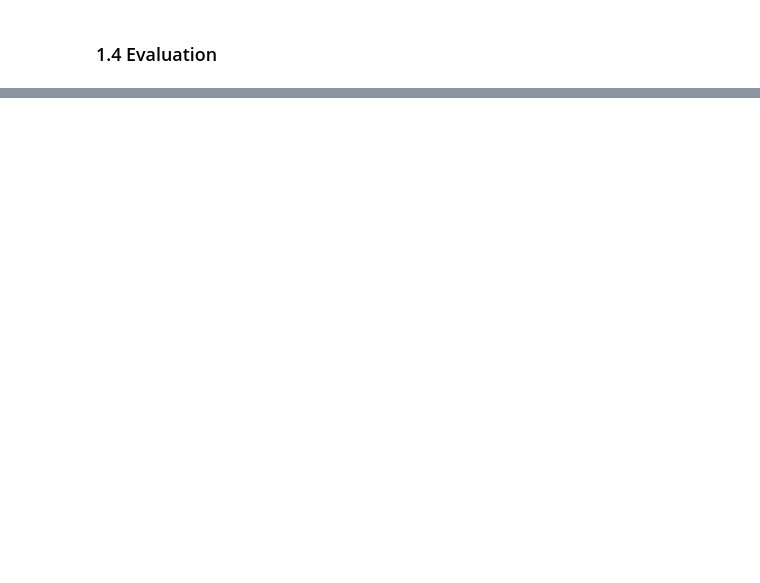
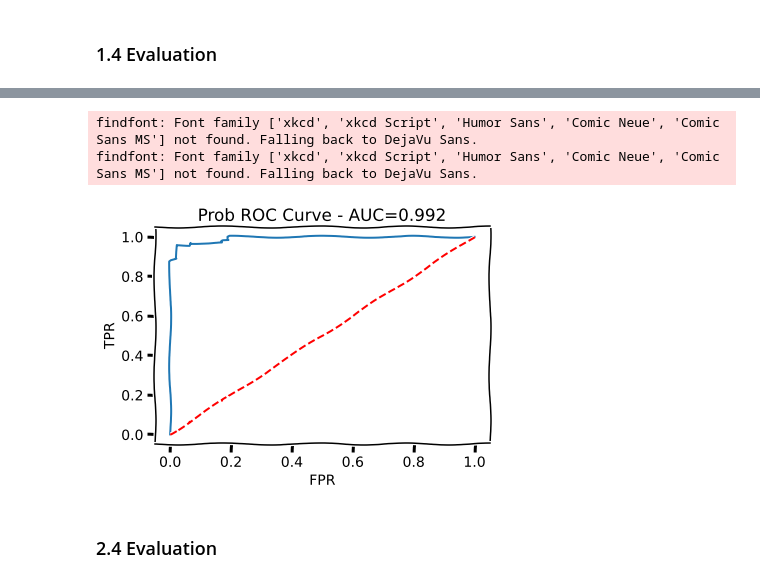
Before and after one commit to whiteboxml/teaching-ironhack-dataptmad-2004, a Jupyter notebook: week_15/error_evaluation/error_evaluation.ipynb, the cells around one changed output, grey strips where cells are left out. Saved outputs shown, nothing was run; the diff lists cells and outputs as text; code cells hidden in the pictures; blank space fills up the shorter version.

Commit message:
added error evaluation class

```diff
--- a/week_15/error_evaluation/error_evaluation.ipynb
+++ b/week_15/error_evaluation/error_evaluation.ipynb
@@ -116,0 +255,16 @@ rf.score(X_test, y_test)
+# %%
+with plt.xkcd():
+    fpr, tpr, thresholds = roc_curve(y_test, y_prob[:,1])
+    a = roc_auc_score(y_test, y_prob[:,1])
+    plt.plot(fpr, tpr)
+    plt.plot(fpr, fpr, 'r--')
+    plt.xlabel('FPR')
+    plt.ylabel('TPR')
+    plt.title(f'Prob ROC Curve - AUC={a:.3f}')
+    plt.show();
+# %% [output]
+findfont: Font family ['xkcd', 'xkcd Script', 'Humor Sans', 'Comic Neue', 'Comic Sans MS'] not found. Falling back to DejaVu Sans.
+findfont: Font family ['xkcd', 'xkcd Script', 'Humor Sans', 'Comic Neue', 'Comic Sans MS'] not found. Falling back to DejaVu Sans.
+[figure, added]
+# %% [markdown]
+### 2.4 Evaluation
```
Also changed, not shown: parts of 35 cells of this notebook, 2 other files.
